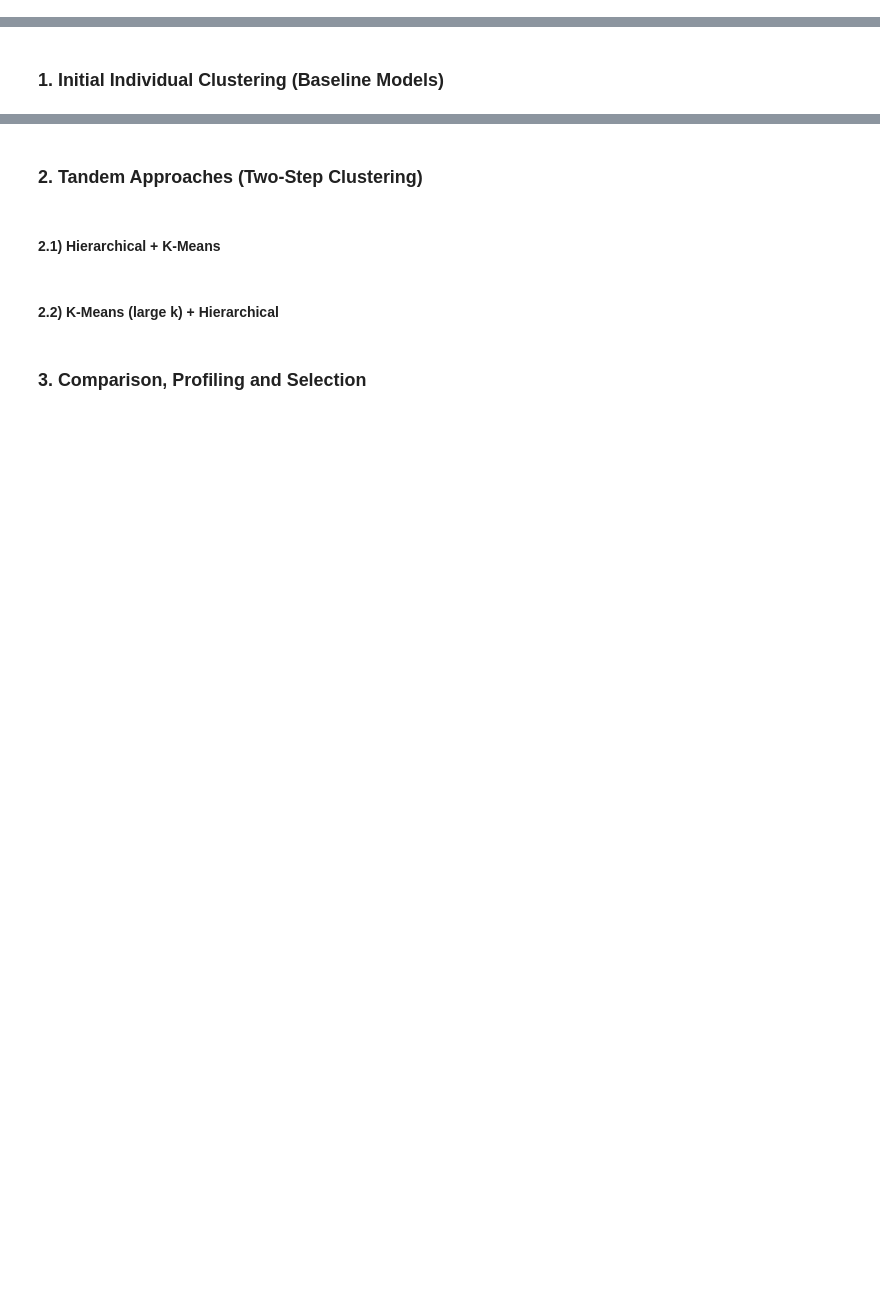
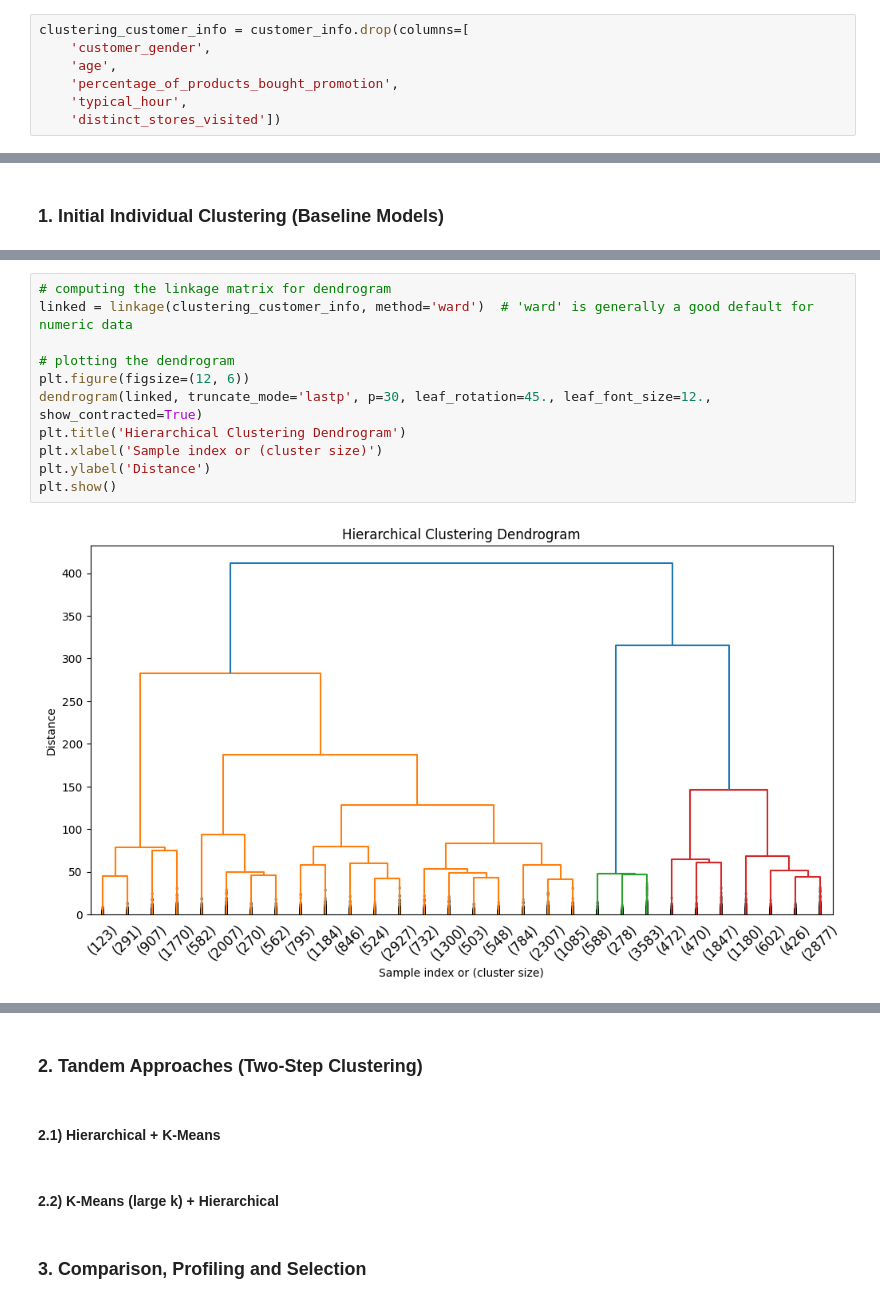
Before and after one commit to tiagocrz/ML-II-Customer-Segmentation, a Jupyter notebook: Notebooks/Clustering.ipynb, the cells around one changed output, grey strips where cells are left out. Saved outputs shown, nothing was run; the diff lists cells and outputs as text; blank space fills up the shorter version.

Commit message:
1.1 Hierarchical Clustering

```diff
--- a/Notebooks/Clustering.ipynb
+++ b/Notebooks/Clustering.ipynb
@@ -16,3 +22,10 @@ customer_info.head()
 | 39451 | -1.0 | 1.0 | 2.0 | -1.0 | 2.0 | ... |
 | 21557 | 0.0 | -1.0 | -1.0 | 0.0 | -1.0 | ... |
 | 16415 | 0.0 | 0.0 | 0.0 | 0.0 | 1.0 | ... |
+# %%
+clustering_customer_info = customer_info.drop(columns=[
+    'customer_gender',
+    'age',
+    'percentage_of_products_bought_promotion',
+    'typical_hour',
+    'distinct_stores_visited'])
@@ -20,0 +52,13 @@ customer_info.head()
+# %%
+# computing the linkage matrix for dendrogram
+linked = linkage(clustering_customer_info, method='ward')  # 'ward' is generally a good default for numeric data
+
+# plotting the dendrogram
+plt.figure(figsize=(12, 6))
+dendrogram(linked, truncate_mode='lastp', p=30, leaf_rotation=45., leaf_font_size=12., show_contracted=True)
+plt.title('Hierarchical Clustering Dendrogram')
+plt.xlabel('Sample index or (cluster size)')
+plt.ylabel('Distance')
+plt.show()
+# %% [output]
+[figure, added]
```
Also changed, not shown: parts of 10 cells of this notebook.
